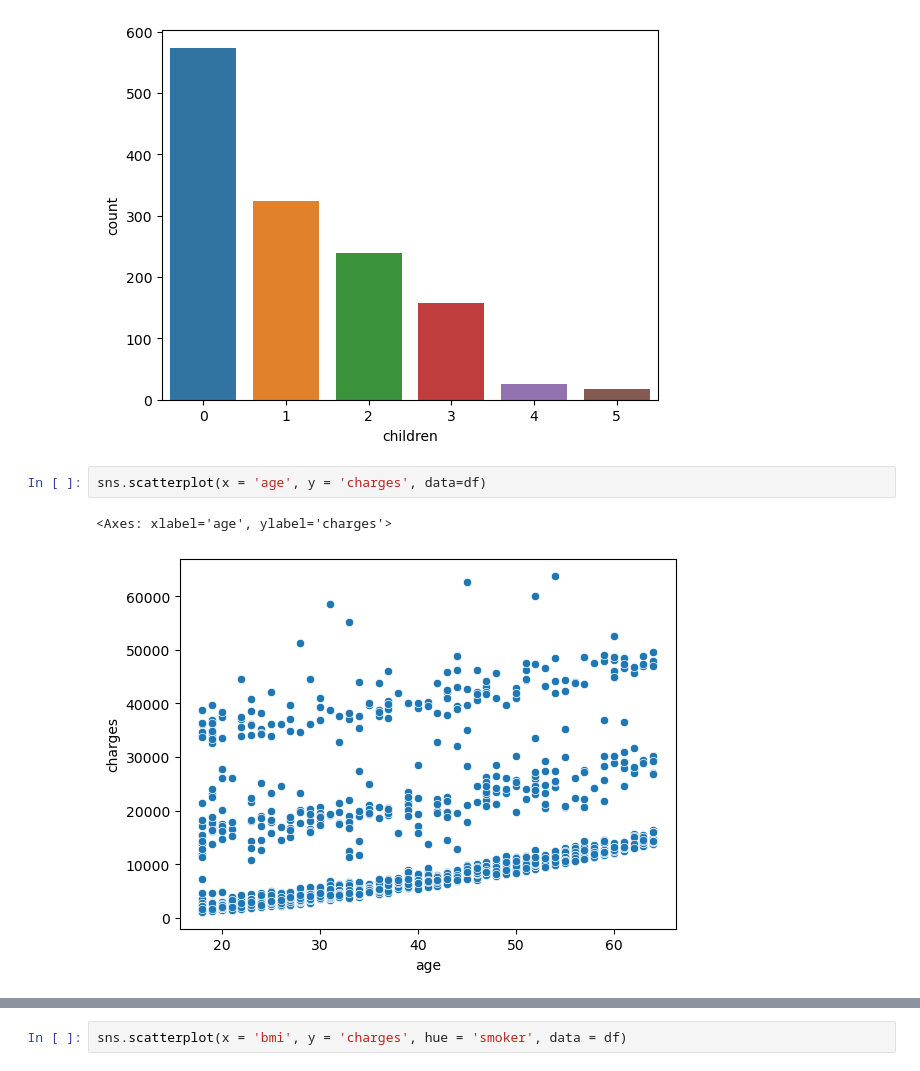
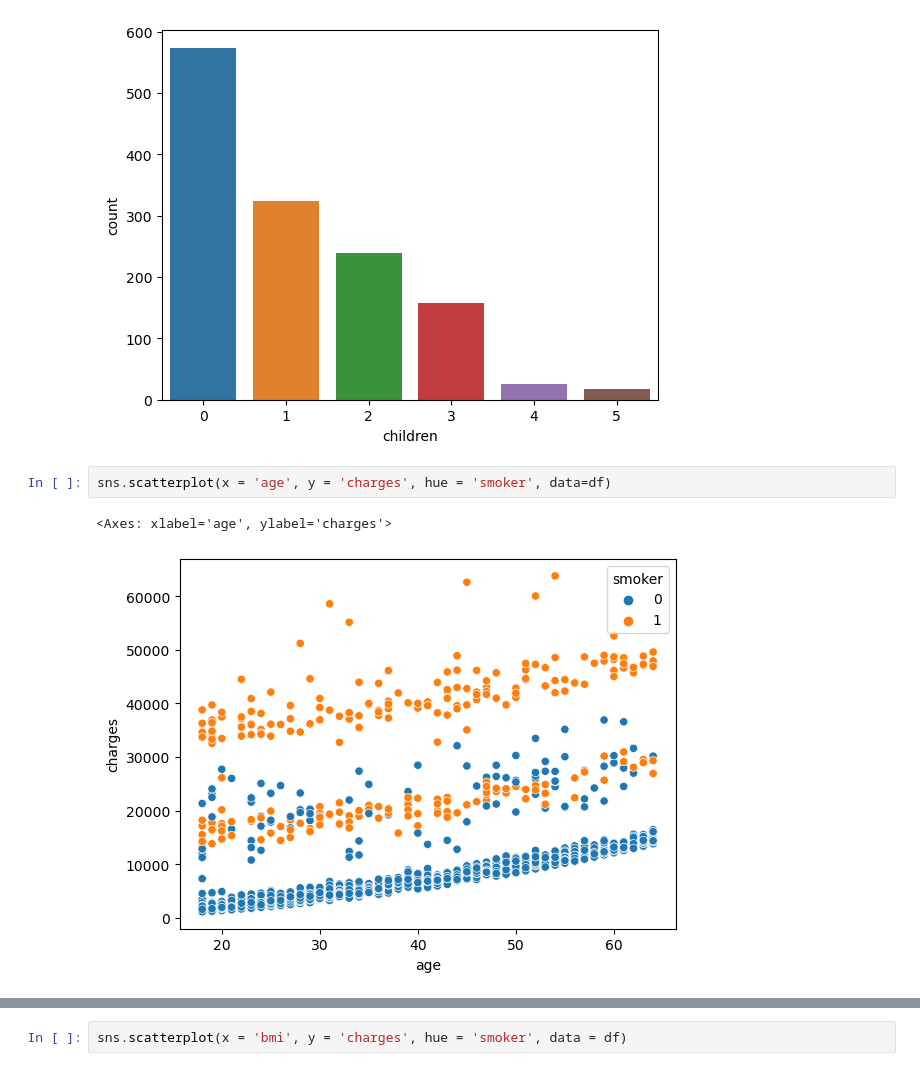
Before and after one commit to poorva-r/Medical-Expenditure-Prediction-ML-Python-Gradio, a Jupyter notebook: Medical_Insurance_Payout.ipynb, the cells around one changed output, grey strips where cells are left out. Cells and saved outputs as stored; diff of their text form.

```diff
--- a/Medical_Insurance_Payout.ipynb
+++ b/Medical_Insurance_Payout.ipynb
@@ -206,7 +206,7 @@ sns.countplot(x = 'children', data = df)
 <Axes: xlabel='children', ylabel='count'>
 [figure]
 # %%
-sns.scatterplot(x = 'age', y = 'charges', data=df)
+sns.scatterplot(x = 'age', y = 'charges', hue = 'smoker', data=df)
 # %% [output]
 <Axes: xlabel='age', ylabel='charges'>
-[figure, old version]
+[figure, new version]
```
Also changed, not shown: parts of 30 cells of this notebook.
